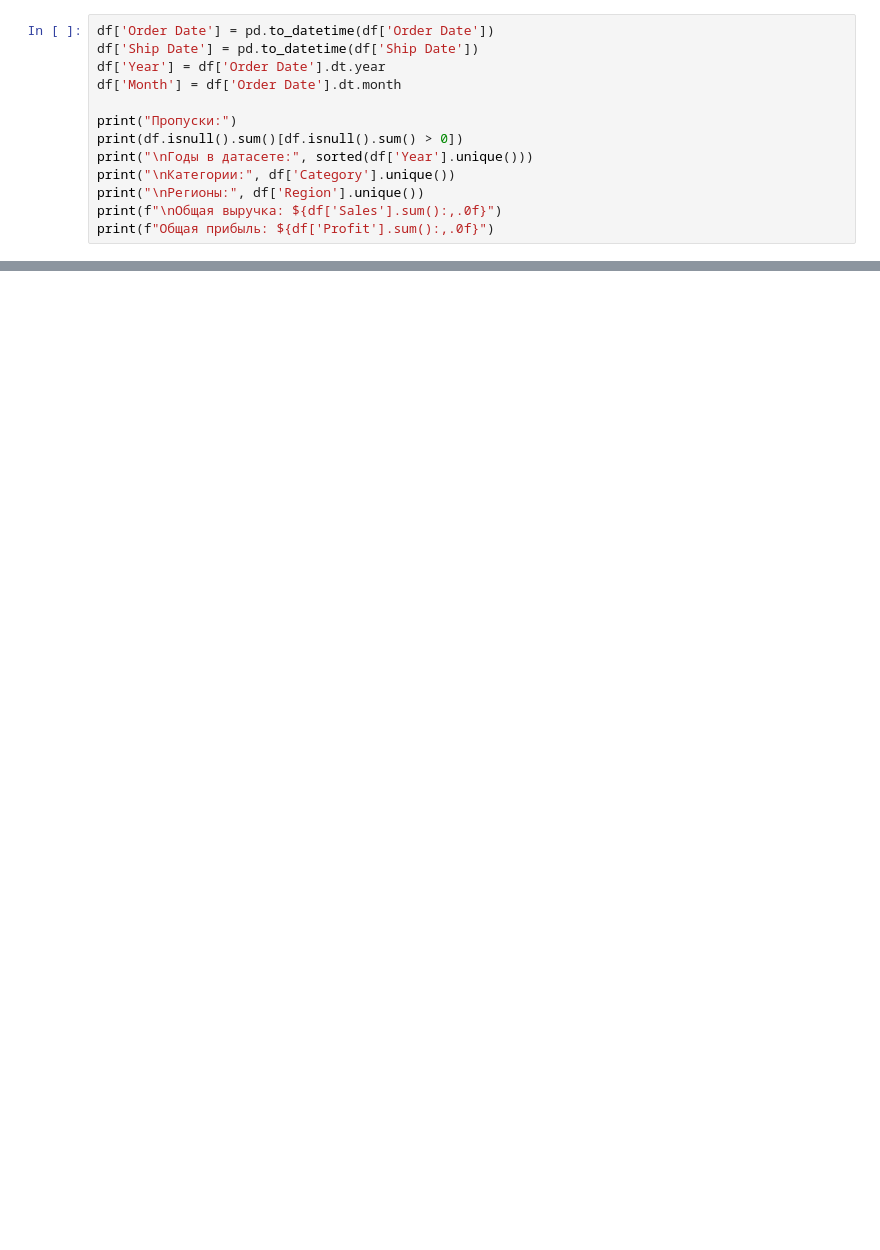
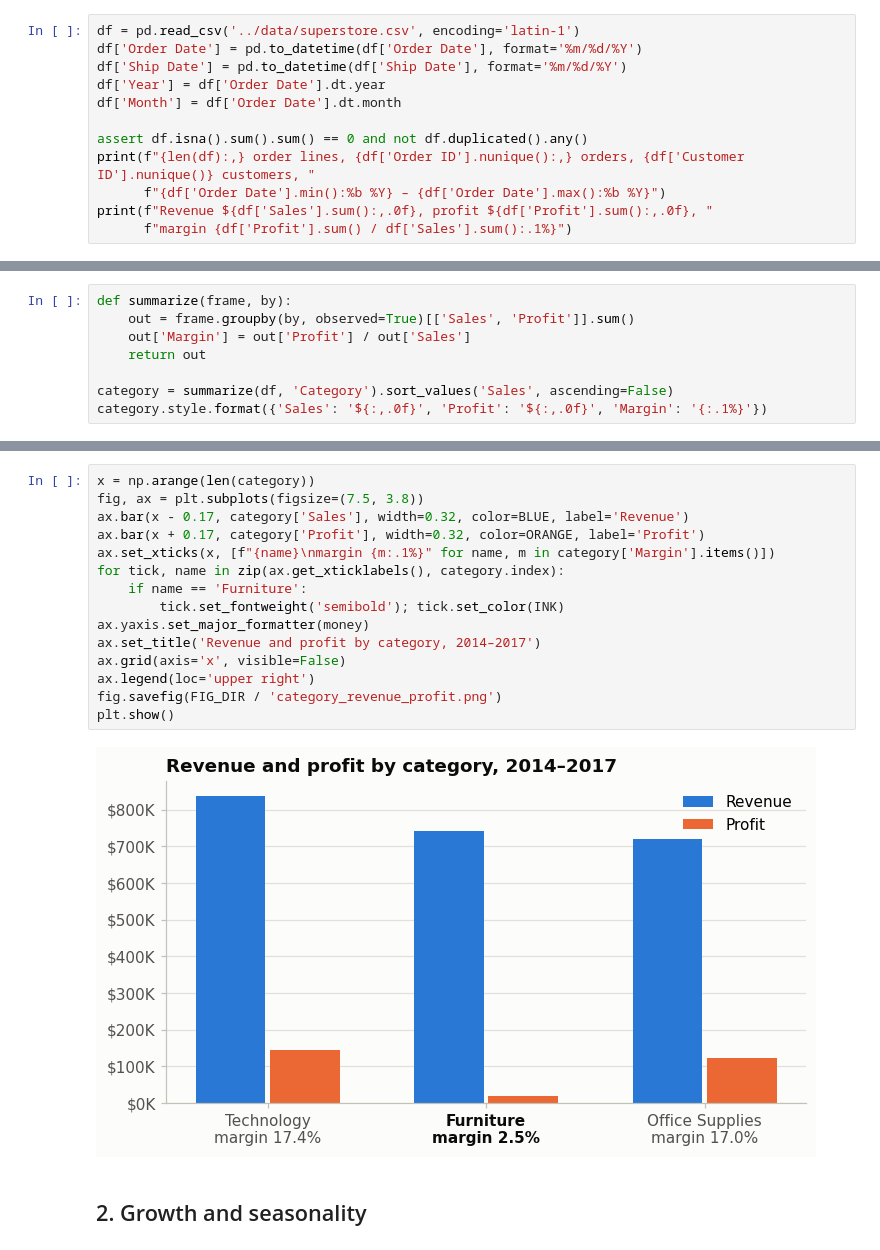
Before and after one commit to Reckaba/sales-analysis, a Jupyter notebook: notebooks/01_sales_analysis.ipynb, the cells around one changed output, grey strips where cells are left out. Cells and saved outputs as stored; diff of their text form; blank space fills up the shorter version.

```diff
--- a/notebooks/01_sales_analysis.ipynb
+++ b/notebooks/01_sales_analysis.ipynb
@@ -27,14 +46,13 @@ df.head()
 # %%
-df['Order Date'] = pd.to_datetime(df['Order Date'])
-df['Ship Date'] = pd.to_datetime(df['Ship Date'])
+df = pd.read_csv('../data/superstore.csv', encoding='latin-1')
+df['Order Date'] = pd.to_datetime(df['Order Date'], format='%m/%d/%Y')
+df['Ship Date'] = pd.to_datetime(df['Ship Date'], format='%m/%d/%Y')
 df['Year'] = df['Order Date'].dt.year
 df['Month'] = df['Order Date'].dt.month
 
-print("Пропуски:")
-print(df.isnull().sum()[df.isnull().sum() > 0])
-print("\nГоды в датасете:", sorted(df['Year'].unique()))
-print("\nКатегории:", df['Category'].unique())
-print("\nРегионы:", df['Region'].unique())
-print(f"\nОбщая выручка: ${df['Sales'].sum():,.0f}")
-print(f"Общая прибыль: ${df['Profit'].sum():,.0f}")
+assert df.isna().sum().sum() == 0 and not df.duplicated().any()
+print(f"{len(df):,} order lines, {df['Order ID'].nunique():,} orders, {df['Customer ID'].nunique()} customers, "
+      f"{df['Order Date'].min():%b %Y} – {df['Order Date'].max():%b %Y}")
+print(f"Revenue ${df['Sales'].sum():,.0f}, profit ${df['Profit'].sum():,.0f}, "
+      f"margin {df['Profit'].sum() / df['Sales'].sum():.1%}")
 # %% [output]
@@ -80,0 +65,8 @@ NameError: name 'plt' is not defined
+# %%
+def summarize(frame, by):
+    out = frame.groupby(by, observed=True)[['Sales', 'Profit']].sum()
+    out['Margin'] = out['Profit'] / out['Sales']
+    return out
+
+category = summarize(df, 'Category').sort_values('Sales', ascending=False)
+category.style.format({'Sales': '${:,.0f}', 'Profit': '${:,.0f}', 'Margin': '{:.1%}'})
@@ -80,0 +79,19 @@ NameError: name 'plt' is not defined
+# %%
+x = np.arange(len(category))
+fig, ax = plt.subplots(figsize=(7.5, 3.8))
+ax.bar(x - 0.17, category['Sales'], width=0.32, color=BLUE, label='Revenue')
+ax.bar(x + 0.17, category['Profit'], width=0.32, color=ORANGE, label='Profit')
+ax.set_xticks(x, [f"{name}\nmargin {m:.1%}" for name, m in category['Margin'].items()])
+for tick, name in zip(ax.get_xticklabels(), category.index):
+    if name == 'Furniture':
+        tick.set_fontweight('semibold'); tick.set_color(INK)
+ax.yaxis.set_major_formatter(money)
+ax.set_title('Revenue and profit by category, 2014–2017')
+ax.grid(axis='x', visible=False)
+ax.legend(loc='upper right')
+fig.savefig(FIG_DIR / 'category_revenue_profit.png')
+plt.show()
+# %% [output]
+[figure, added]
+# %% [markdown]
+## 2. Growth and seasonality
```
Also changed, not shown: parts of 26 cells of this notebook, 12 other files.
